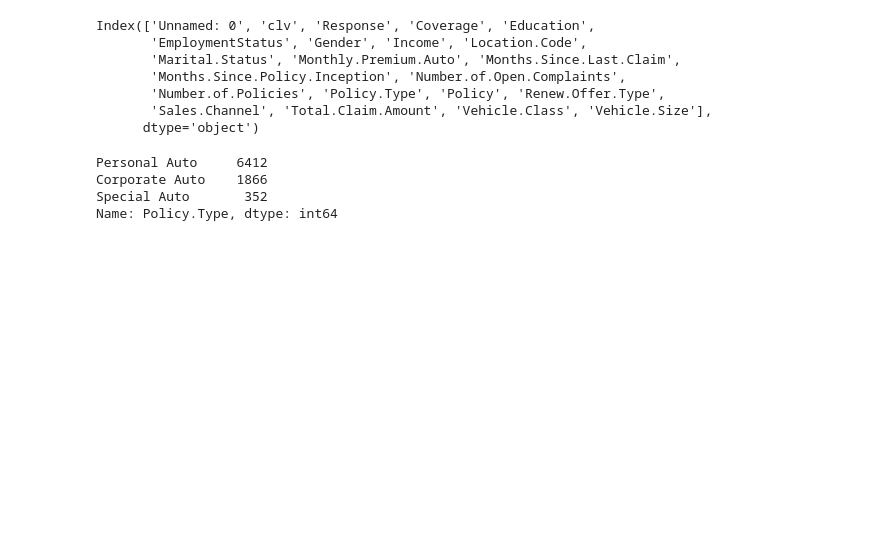
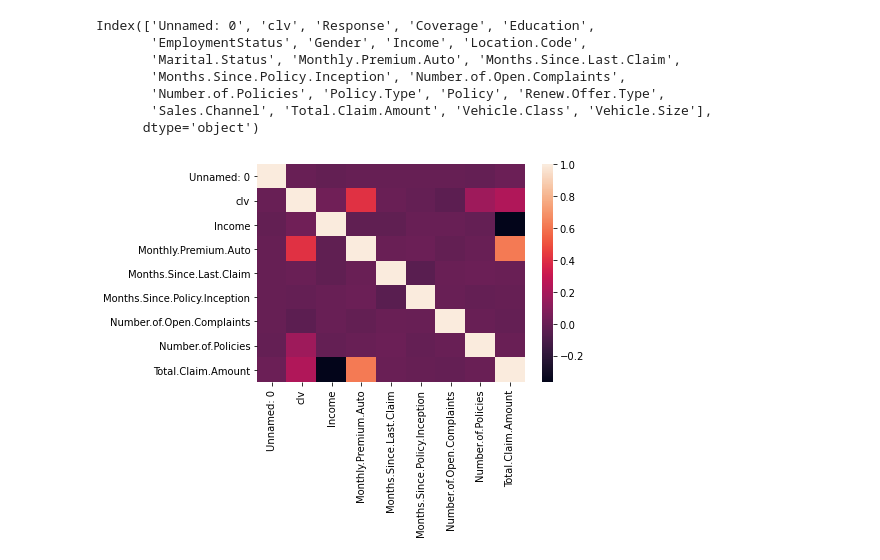
Before and after one commit to aagarwal937/Machine-learning-practise, a Jupyter notebook: ml-practise-techstack/vehicle insurance/vehicle insurance.ipynb, the cells around one changed output. Saved outputs shown, nothing was run; the diff lists cells and outputs as text; code cells hidden in the pictures; blank space fills up the shorter version.

```diff
--- a/ml-practise-techstack/vehicle insurance/vehicle insurance.ipynb
+++ b/ml-practise-techstack/vehicle insurance/vehicle insurance.ipynb
@@ -64,10 +70,8 @@ Index(['Unnamed: 0', 'clv', 'Response', 'Coverage', 'Education',
        'Number.of.Policies', 'Policy.Type', 'Policy', 'Renew.Offer.Type',
        'Sales.Channel', 'Total.Claim.Amount', 'Vehicle.Class', 'Vehicle.Size'],
       dtype='object')
-# %%
-df['Policy.Type'].value_counts()
-# %% [output]
-Personal Auto     6412
-Corporate Auto    1866
-Special Auto       352
-Name: Policy.Type, dtype: int64
+# %%
+sns.heatmap(df.corr())
+plt.show()
+# %% [output]
+[figure, added]
```
Also changed, not shown: parts of 40 cells of this notebook, 1 other file.
